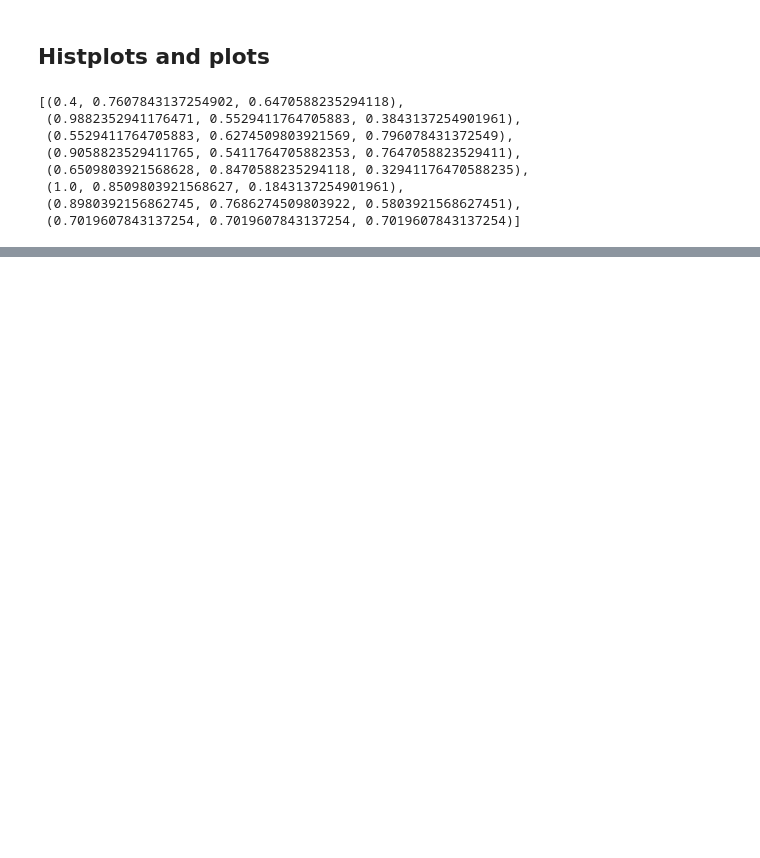
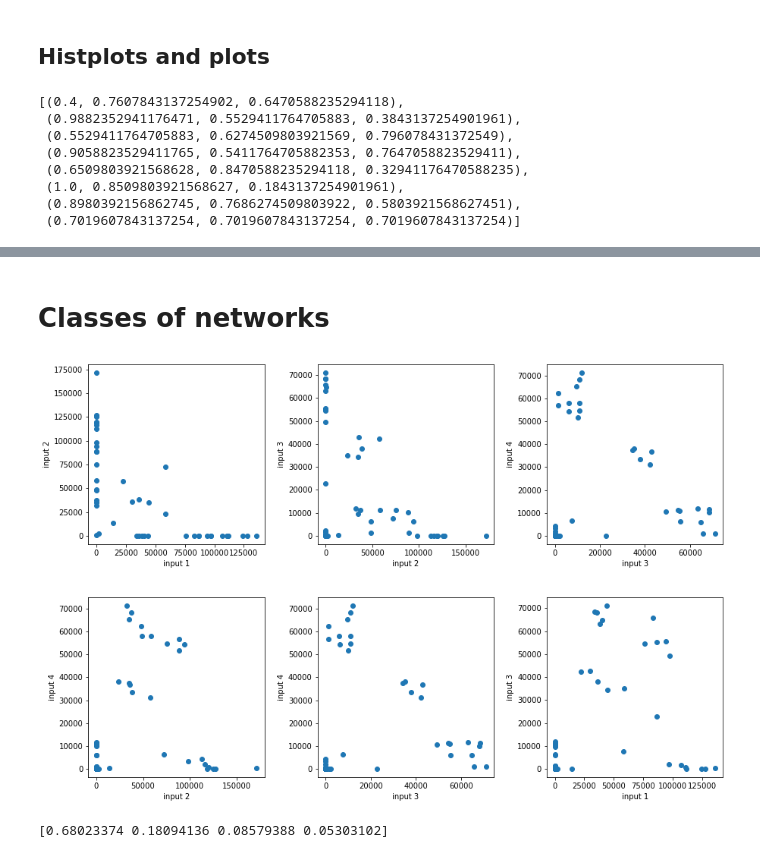
Before and after one commit to thomasghobril/adversarial-attack, a Jupyter notebook: fgsm_cw_TOM.ipynb, the cells around one changed output, grey strips where cells are left out. Saved outputs shown, nothing was run; the diff lists cells and outputs as text; code cells hidden in the pictures; blank space fills up the shorter version.

Commit message:
clusters of neural networks

```diff
--- a/fgsm_cw_TOM.ipynb
+++ b/fgsm_cw_TOM.ipynb
@@ -286,0 +358,18 @@ plt.show()
+# %% [markdown]
+# Classes of networks
+# %%
+multiplot_pos = [(0,0),(0,1),(0,2),(1,0),(1,1),(1,2)]
+choose_inputs = [(1,2),(2,3),(3,4),(2,4),(3,4),(1,3)]
+
+fig, axes = plt.subplots(2, 3, figsize=(15, 10)) #, sharey=True)
+plt.subplots_adjust(wspace = 0.3, hspace = 0.3)
+# fig.suptitle("Frequencies of predicted labels on {0} random points".format(np.sum(freq[0,:])), size=25)
+
+for k in range(6):
+    axes[multiplot_pos[k]].scatter(freq[:,choose_inputs[k][0]],freq[:,choose_inputs[k][1]])
+    axes[multiplot_pos[k]].set_xlabel("input {0}".format(choose_inputs[k][0]))
+    axes[multiplot_pos[k]].set_ylabel("input {0}".format(choose_inputs[k][1]))
+
+plt.show()
+# %% [output]
+[figure, added]
@@ -286,0 +381,7 @@ plt.show()
+# %%
+pca = PCA(n_components=4)
+y = pca.fit_transform(freq[:,[1,2,3,4]])
+var_ratio = pca.explained_variance_ratio_
+print(var_ratio)
+# %% [output]
+[0.68023374 0.18094136 0.08579388 0.05303102]
```
Also changed, not shown: parts of 31 cells of this notebook, 1 other file.
